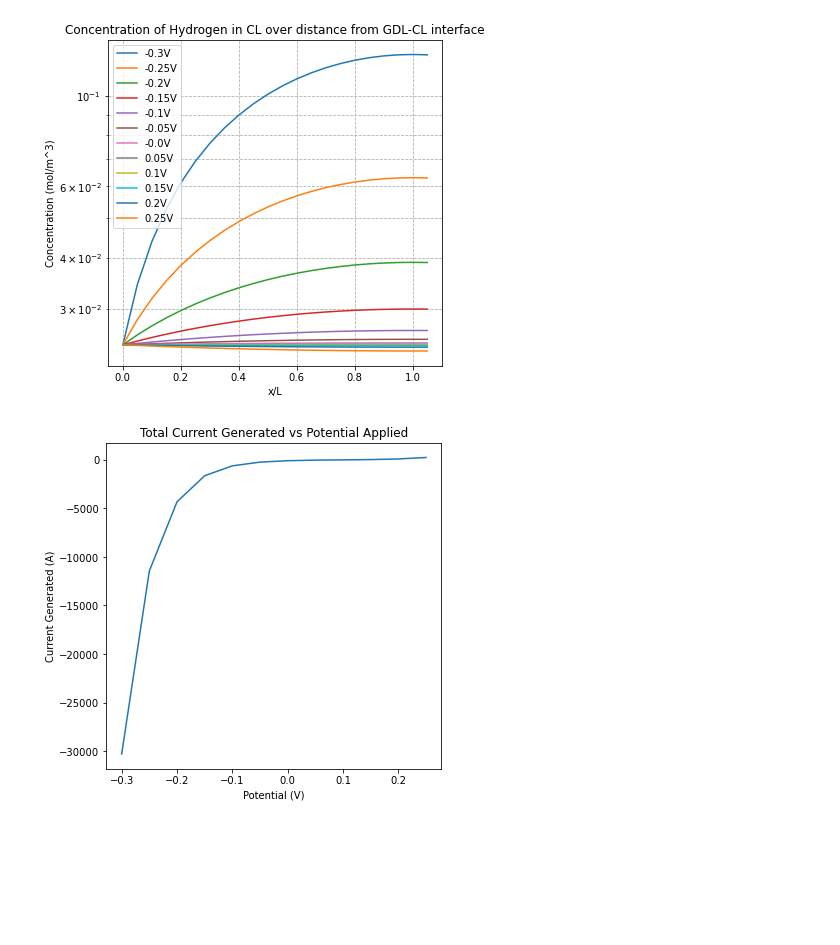
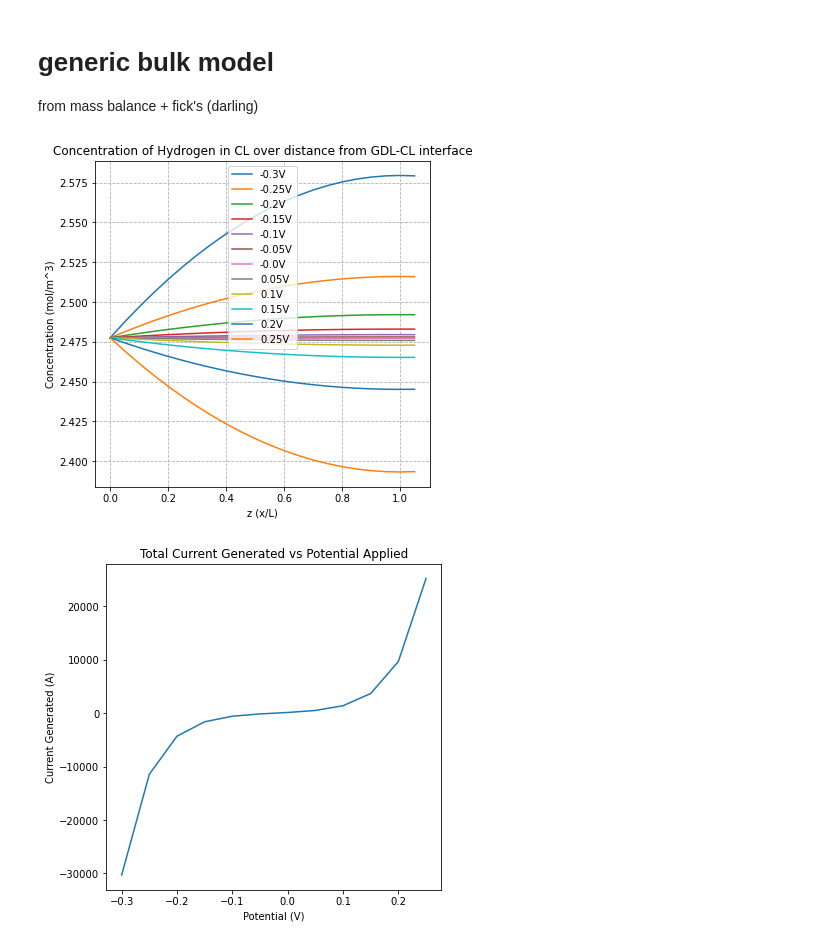
Before and after one commit to tinypersimmon/lbnl, a Jupyter notebook: degrad.ipynb, the cells around one changed output. Saved outputs shown, nothing was run; the diff lists cells and outputs as text; code cells hidden in the pictures; blank space fills up the shorter version.

Commit message:
210403 completed agglom model

```diff
--- a/degrad.ipynb
+++ b/degrad.ipynb
@@ -1,19 +1,19 @@
+# %% [markdown]
+# generic bulk model
+from mass balance + fick's (darling)
 # %%
 import numpy as np
 import matplotlib.pyplot as plt
 import matplotlib as mpl
+from scipy.integrate import trapz, simps
 
-c_in = 1/1000
+c_bulk = 1/1000
 z = 1
 alpha = 0.5
-T = 298
+T = 273.15 + 80
 E_eq = 0.0
 E = np.arange(-0.3,0.3,0.05)
 n = 2
-
-## reference C*_oxidation and C*_reduction
-Co = 1
-Cr = 1
 
 a_v = 4e10
 L = 10e-6
@@ -21,14 +21,15 @@ x = np.arange(0, L+0.5e-6, 0.5e-6)
 i_0 = 2e-4
 F = 96485
 D = 0.77e-5
-RT = 0.08206*T
+T = 298
+RT = 8.314*T
 
 def beta(i):
-    return alpha*z*F/(8.314*298)*(E[i]-E_eq)
+    return alpha*z*F/RT*(E[i]-E_eq)
 
 ## reaction, called by c_cl
 def y(i):
-    return (a_v*i_0/(n*F*D) * np.exp(alpha*z*F/(8.314*298)*(E[i]-E_eq)))
+    return (a_v*i_0/(n*F*D) * np.exp(alpha*z*F/RT*(E[i]-E_eq)))
 
 ## concentration with rxn plugged in
 def c_cl(i):
@@ -36,7 +37,8 @@ def c_cl(i):
     b = beta(i)
     ret = []
     for z in x:
-        a = 1.1*np.exp(-2*b) + ((c_in*RT-(1.1*np.exp(-2*b)))/(np.exp(-2*L*g)+1))*(np.exp(g*(z-2*L))+np.exp(-g*z))
+        a = 1.1*np.exp(-2*b) + ((c_bulk*RT-(1.1*np.exp(-2*b)))/
+                                (np.exp(-2*L*g)+1))*(np.exp(g*(z-2*L))+np.exp(-g*z))
         ret = np.append(ret,a)
     return ret
 
@@ -45,30 +47,27 @@ def current(i):
     b = beta(i)
     ret = []
     z = 0;
-    dcdx = g*((c_in*RT-(1.1*np.exp(-2*b)))/(np.exp(-2*L*g)+1))*(np.exp(g*(z-2*L))-np.exp(-g*z))
+    dcdx = g*((c_bulk*RT-(1.1*np.exp(-2*b)))/
+              (np.exp(-2*L*g)+1))*(np.exp(g*(z-2*L))-np.exp(-g*z))
     ## flux in here = 2*j_e from Yoon ?
     j_in = -D*dcdx
 
     return n*F*j_in
 # %%
-from scipy.integrate import trapz, simps
-
 plt.figure(figsize=(6,6))
 for i in range(len(E)):
     plt.plot(x/L, c_cl(i), label=(str(round(E[i],2)) + 'V'))
 
 plt.title('Concentration of Hydrogen in CL over distance from GDL-CL interface')
 plt.ylabel('Concentration (mol/m^3)')
-plt.xlabel('x/L')
-plt.yscale('log')
+plt.xlabel('z (x/L)')
+##plt.yscale('log')
 plt.grid(True,which="both", linestyle='--')
 plt.legend()
 plt.show()
 # %% [output]
-[figure, old version]
+[figure, new version]
 # %%
-from scipy.integrate import trapz, simps
-
 plt.figure(figsize=(6,6))
 I = []
 for i in range(len(E)):
@@ -83,4 +82,4 @@ plt.xlabel('Potential (V)')
 ##plt.grid(True,which="both", linestyle='--')
 plt.show()
 # %% [output]
-[figure, old version]
+[figure, new version]
```
Also changed, not shown: parts of 4 cells of this notebook.
